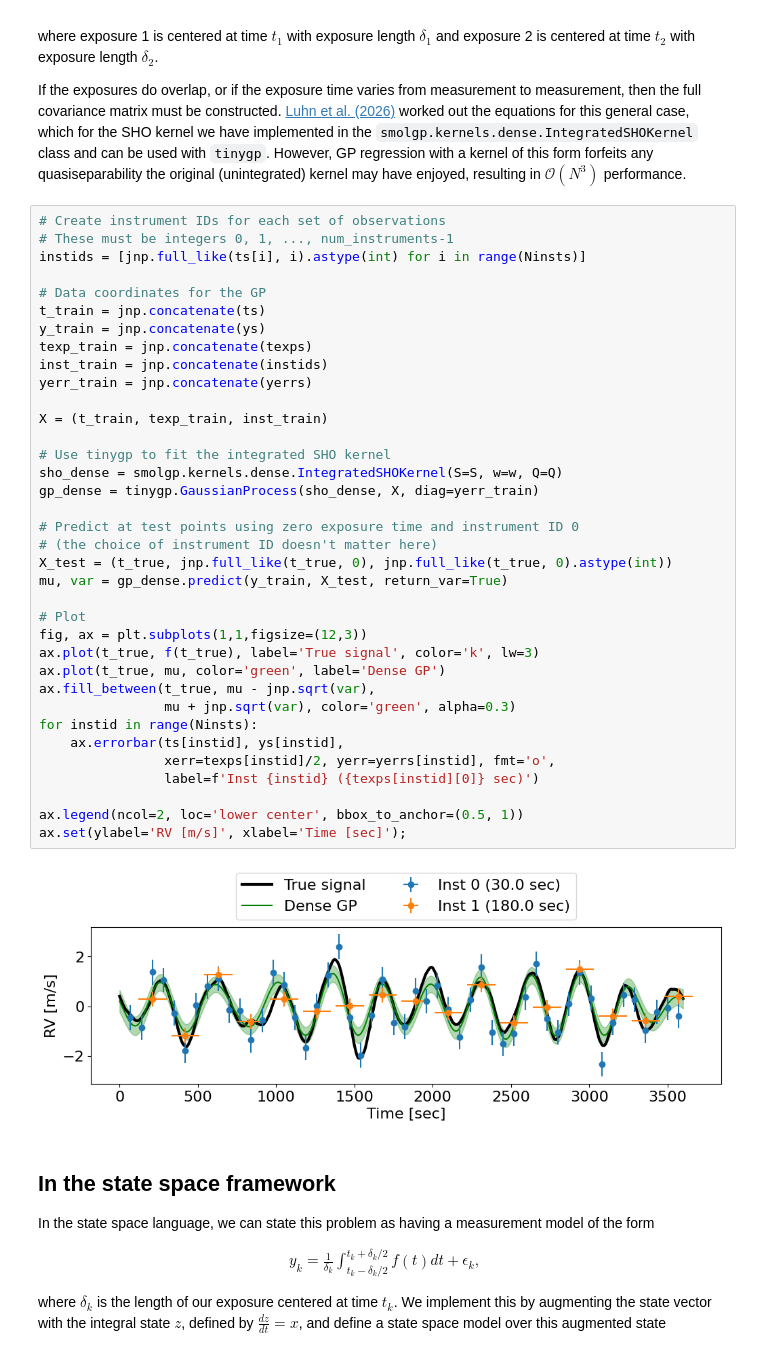
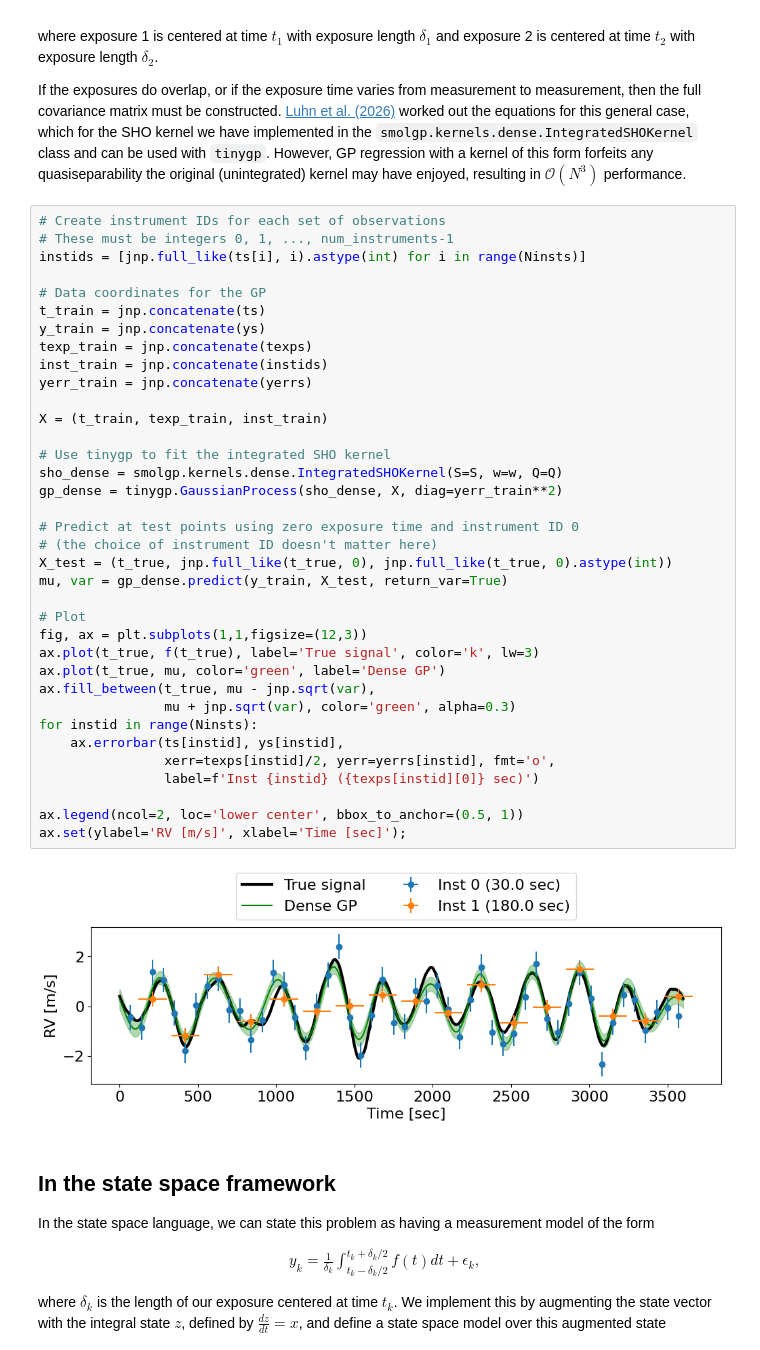
Before and after one commit to smolgp-dev/smolgp, a Jupyter notebook: docs/tutorials/integrated.ipynb, the cells around one changed output. Cells and saved outputs as stored; diff of their text form.

Commit message:
yerr was not squared in a few instances were it should be

```diff
--- a/docs/tutorials/integrated.ipynb
+++ b/docs/tutorials/integrated.ipynb
@@ -107,35 +107,35 @@ instids = [jnp.full_like(ts[i], i).astype(int) for i in range(Ninsts)]
 t_train = jnp.concatenate(ts)
 y_train = jnp.concatenate(ys)
 texp_train = jnp.concatenate(texps)
 inst_train = jnp.concatenate(instids)
 yerr_train = jnp.concatenate(yerrs)
 
 X = (t_train, texp_train, inst_train)
 
 # Use tinygp to fit the integrated SHO kernel
 sho_dense = smolgp.kernels.dense.IntegratedSHOKernel(S=S, w=w, Q=Q)
-gp_dense = tinygp.GaussianProcess(sho_dense, X, diag=yerr_train)
+gp_dense = tinygp.GaussianProcess(sho_dense, X, diag=yerr_train**2)
 
 # Predict at test points using zero exposure time and instrument ID 0
 # (the choice of instrument ID doesn't matter here)
 X_test = (t_true, jnp.full_like(t_true, 0), jnp.full_like(t_true, 0).astype(int))
 mu, var = gp_dense.predict(y_train, X_test, return_var=True)
 
 # Plot
 fig, ax = plt.subplots(1,1,figsize=(12,3))
 ax.plot(t_true, f(t_true), label='True signal', color='k', lw=3)
 ax.plot(t_true, mu, color='green', label='Dense GP')
 ax.fill_between(t_true, mu - jnp.sqrt(var),
                 mu + jnp.sqrt(var), color='green', alpha=0.3)
 for instid in range(Ninsts):
     ax.errorbar(ts[instid], ys[instid],
                 xerr=texps[instid]/2, yerr=yerrs[instid], fmt='o',
                 label=f'Inst {instid} ({texps[instid][0]} sec)')
 
 ax.legend(ncol=2, loc='lower center', bbox_to_anchor=(0.5, 1))
 ax.set(ylabel='RV [m/s]', xlabel='Time [sec]');
 # %% [output]
-[figure, old version]
+[figure, new version]
 # %% [markdown]
 ## In the state space framework
 
```
Also changed, not shown: parts of 6 cells of this notebook, 1 other file.
